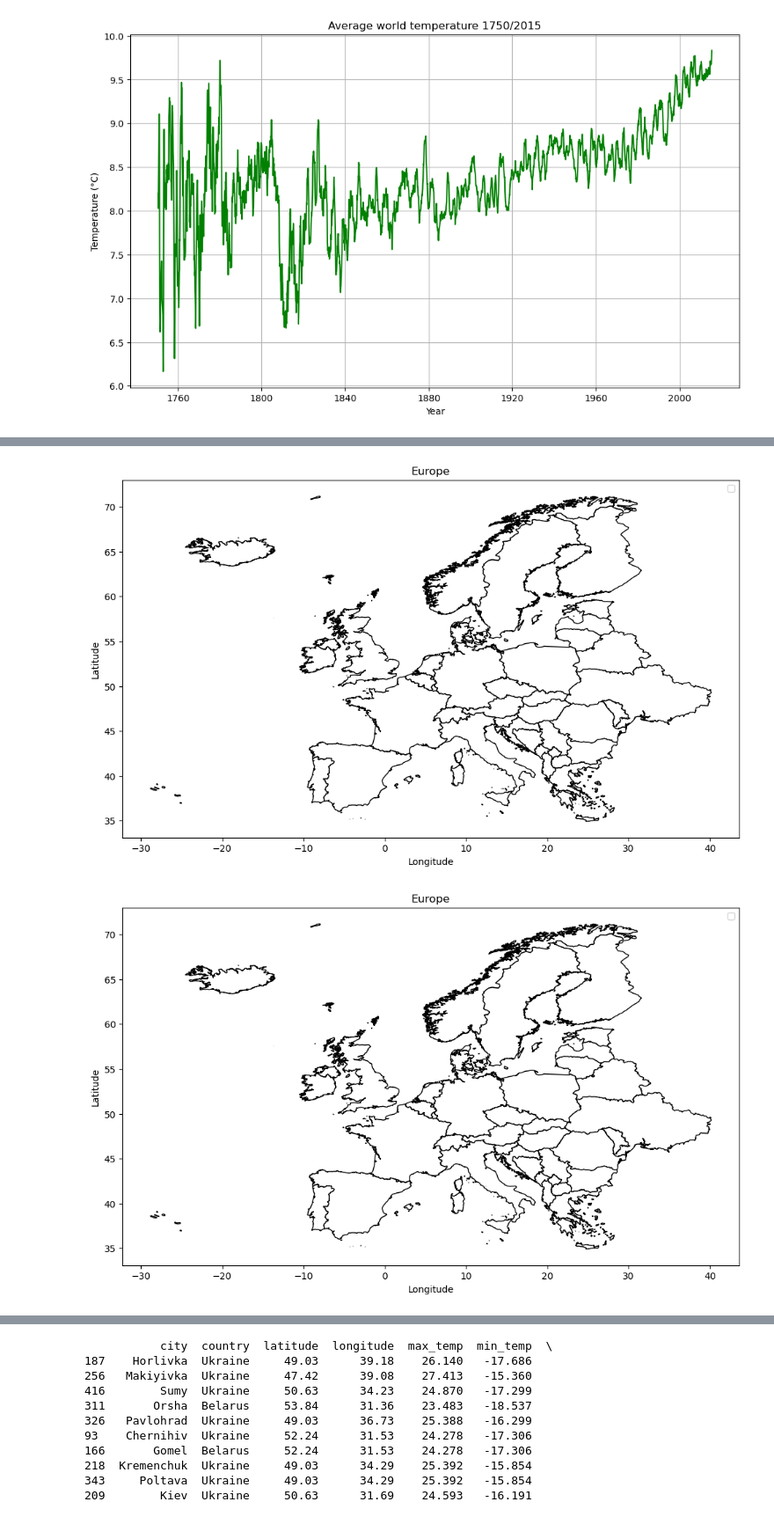
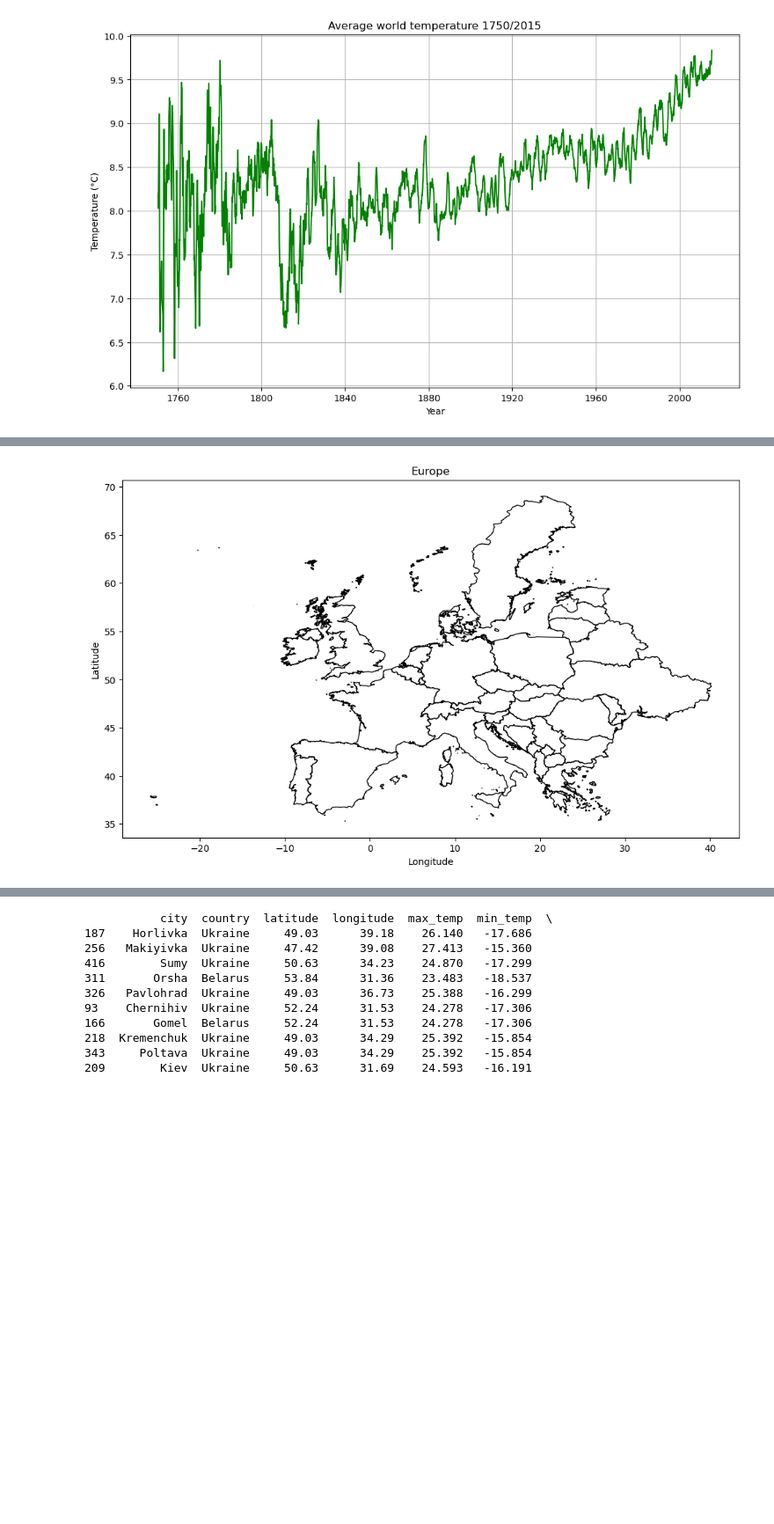
Before and after one commit to SamueleSamonini/Temperature, a Jupyter notebook: version_without_streamlit.ipynb, the cells around one changed output, grey strips where cells are left out. Shown: that part at 88% size. Saved outputs shown, nothing was run; the diff lists cells and outputs as text; code cells hidden in the pictures; blank space fills up the shorter version.

```diff
--- a/version_without_streamlit.ipynb
+++ b/version_without_streamlit.ipynb
@@ -39,12 +27,20 @@ See the caveats in the documentation: https://pandas.pydata.org/pandas-docs/stab
 world = gpd.read_file("map/ne_10m_admin_0_countries.shp")
 world = world.explode(index_parts=False)
 
+# Reproject to a projected CRS for accurate centroid calculations
+world = world.to_crs(epsg=3857)  # Web Mercator projection for compatibility
+
 # We filter the file for print only the europe, and we delete russia and other far land for a better visualization of the map
 europe = world[(world['CONTINENT'] == 'Europe') & (world['SOVEREIGNT'] != 'Russia')]
-europe = europe[(europe.geometry.centroid.y > 35) & (europe.geometry.centroid.y < 72) &
-                (europe.geometry.centroid.x > -30) & (europe.geometry.centroid.x < 50)]
+
+# Apply geographic bounds in the projected CRS
+europe = europe[(europe.geometry.centroid.y > 4200000) & (europe.geometry.centroid.y < 9300000) &
+                (europe.geometry.centroid.x > -3000000) & (europe.geometry.centroid.x < 5700000)]
 
 europe['SOVEREIGNT'] = europe['SOVEREIGNT'].replace({
     "Czechia": "Czech Republic",
     "Republic of Serbia": "Serbia"
 })
+
+# Reproject back to WGS84 for visualization
+europe = europe.to_crs(epsg=4326)
@@ -154,37 +141,38 @@ def plot_europe(europe, plot_type = 'outline', state_branches = None, highest_ci
     if plot_type == 'outline':
         # Plot just the outline of Europe
         europe.plot(ax=ax, color = 'white', edgecolor = 'black')
         ax.set_title('Europe')
     elif plot_type == 'temperature' and state_branches is not None:
         # Merge temperature data with Europe GeoDataFrame
         europe = europe.merge(state_branches, left_on="SOVEREIGNT", right_on="Country", how="left")
 
         # Plot average temperature by country
         europe.plot(column='AverageTemperature', cmap='coolwarm', legend=True, edgecolor='black', ax=ax)
         ax.set_title('Europe - Average Temperature by Country from 1740 to 2015')
 
     # Plot highest excursion cities in red with bold labels
     if highest_cities is not None:
         ax.scatter(highest_cities['longitude'], highest_cities['latitude'], color='red', s=50, label='Top 10 Highest Excursion')
 
     # Plot lowest excursion cities in blue with bold labels
     if lowest_cities is not None:
         ax.scatter(lowest_cities['longitude'], lowest_cities['latitude'], color='blue', s=50, label='Top 10 Lowest Excursion')
 
-    ax.legend()
+    # Add a legend only if there are labeled artists
+    if len(ax.get_legend_handles_labels()[0]) > 0:
+        ax.legend()
 
     # Set labels and aspect
     ax.set_xlabel('Longitude')
     ax.set_ylabel('Latitude')
     ax.set_aspect('auto')
 
-    return fig
+    plt.show()
 
 # plot the europe
 plot_europe(europe, plot_type = 'outline')
 # %% [output]
-[figure, old version]
+[figure, new version]
-[figure, removed]
 # %%
 state_branches = europe_csv.groupby('Country')['AverageTemperature'].mean().reset_index()
 countries_in_europe = europe.groupby('SOVEREIGNT')
```
Also changed, not shown: parts of 8 cells of this notebook.
